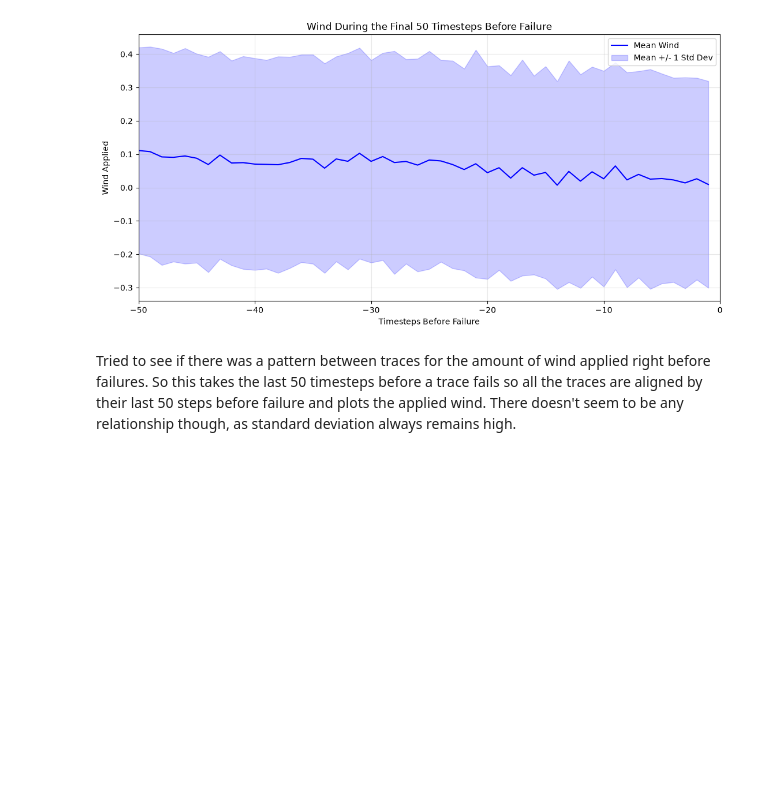
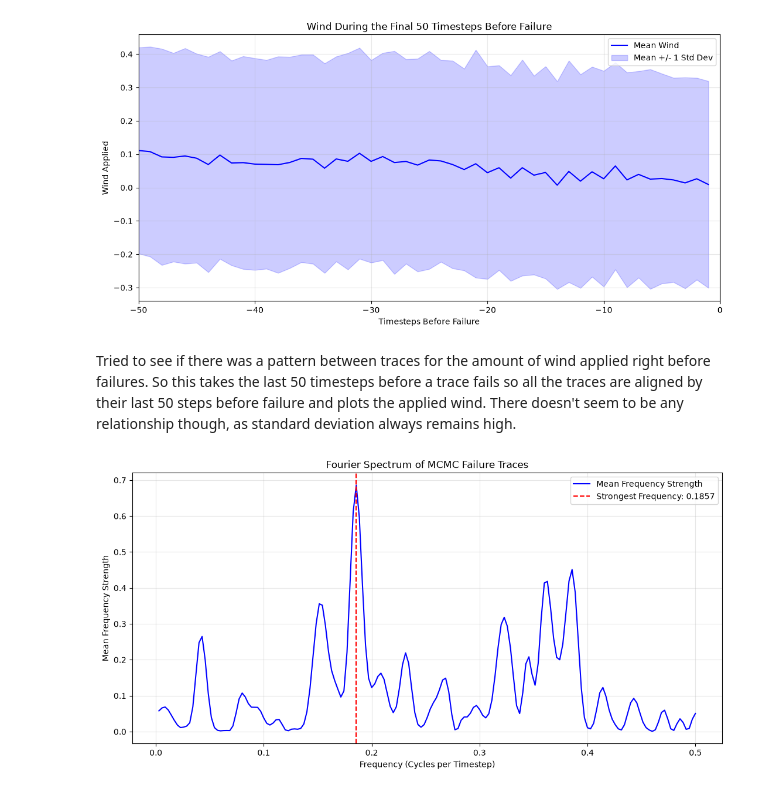
Before and after one commit to soreng25/Adversarial-Transformer-PPO-agent-in-Cartpole, a Jupyter notebook: analysis.ipynb, the cells around one changed output. Cells and saved outputs as stored; diff of their text form; code cells hidden in the pictures; blank space fills up the shorter version.

Commit message:
Implemented Fourier Transform analysis

```diff
--- a/analysis.ipynb
+++ b/analysis.ipynb
@@ -388,3 +388,85 @@ plt.show()
 [figure]
 # %% [markdown]
 Tried to see if there was a pattern between traces for the amount of wind applied right before failures. So this takes the last 50 timesteps before a trace fails so all the traces are aligned by their last 50 steps before failure and plots the applied wind. There doesn't seem to be any relationship though, as standard deviation always remains high.
+# %%
+# FAKE NOISY PERIODIC DATA
+
+f = 0.1 # Frequency of the sine wave in cycles per timestep
+phase_shifts = 0.01 * np.random.rand(100) # Random phase shift for each timestep
+offset = 0.1 * np.random.randn(100) # Random offset for each timestep
+np.sin(2 * np.pi * f * (np.arange(100) + phase_shifts)) + offset
+# %%
+# FOURIER ANALYSIS
+
+from scipy.signal import detrend
+
+# Use the stored trace width so every Fourier result has the same frequency positions.
+fft_size = chain.shape[1]
+
+frequencies = np.fft.rfftfreq(fft_size, d=1)
+
+# Add each trace's frequency strengths to this running total.
+# total at frequency f = sum of all traces' frequency strength at f
+frequency_strength_sum = np.zeros(len(frequencies), dtype=np.float64)
+num_analyzed_traces = 0
+
+for i in range(chain.shape[0]): # loop over every trace
+    failure_step = int(failure_steps[i]) #get the failure step for that trace
+
+    # Only use winds that were actually applied before this trace failed.
+    trace = chain[i, :failure_step].astype(np.float64, copy=True) # selects ALIVE portion of the trace
+
+    # Remove the mean and any straight-line upward or downward trend.
+    trace = detrend(trace, type="linear")
+
+    # Gently bring both ends toward zero to reduce artificial edge effects.
+    window = np.hanning(len(trace))
+    windowed_trace = trace * window
+
+    # calculates the fourier transform of the trace,
+    fourier_result = np.fft.rfft(windowed_trace, n=fft_size)
+
+    # Convert into frequency strength and account for the Hann window.
+    frequency_strength = np.abs(fourier_result) ** 2 / np.sum(window ** 2)
+    frequency_strength_sum += frequency_strength
+    num_analyzed_traces += 1
+
+# Average the strength at each frequency across all MCMC chain rows.
+mean_frequency_strength = frequency_strength_sum / num_analyzed_traces
+
+# Frequency zero represents the mean, so select from all frequencies above zero.
+nonzero_frequency_indices = np.flatnonzero(frequencies > 0)
+
+# Find the strongest nonzero frequency and convert it into a period.
+dominant_index = nonzero_frequency_indices[
+    np.argmax(mean_frequency_strength[nonzero_frequency_indices])
+]
+dominant_frequency = frequencies[dominant_index]
+dominant_period = 1 / dominant_frequency
+
+
+# Plot frequency on the x-axis and its average strength on the y-axis.
+plt.figure(figsize=(13, 6))
+plt.plot(
+    frequencies[1:],
+    mean_frequency_strength[1:],
+    color="blue",
+    label="Mean Frequency Strength"
+)
+plt.axvline(
+    dominant_frequency,
+    color="red",
+    linestyle="--",
+    label=f"Strongest Frequency: {dominant_frequency:.4f}"
+)
+plt.xlabel("Frequency (Cycles per Timestep)")
+plt.ylabel("Mean Frequency Strength")
+plt.title("Fourier Spectrum of MCMC Failure Traces")
+plt.legend()
+plt.grid(alpha=0.3)
+plt.show()
+
+print(f"Dominant frequency: {dominant_frequency:.4f} cycles per timestep")
+print(f"Equivalent period: {dominant_period:.2f} timesteps")
+# %% [output]
+[figure, added]
```
Also changed, not shown: parts of 2 cells of this notebook.
